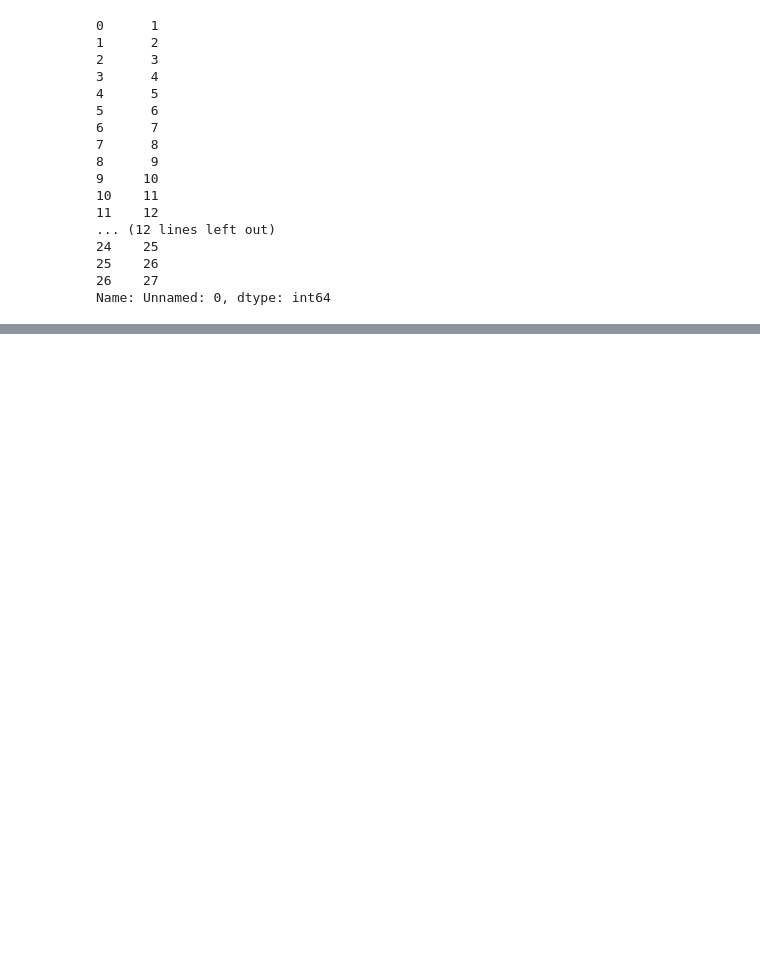
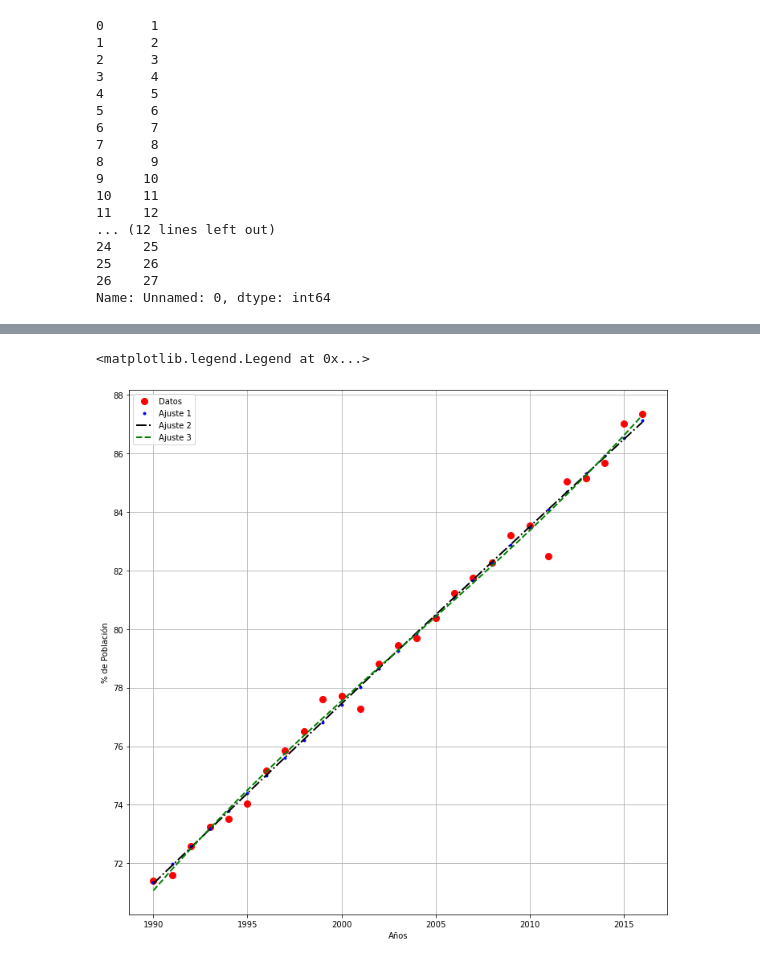
Before and after one commit to pablocrowley/PROYECTOMOD1_MoraP_EsparzaA, a Jupyter notebook: Proyectoo.ipynb, the cells around one changed output, grey strips where cells are left out. Saved outputs shown, nothing was run; the diff lists cells and outputs as text; code cells hidden in the pictures; blank space fills up the shorter version.

```diff
--- a/Proyectoo.ipynb
+++ b/Proyectoo.ipynb
@@ -113,0 +163,19 @@ b04 = np.zeros(5)
+# %%
+xpoints = x
+ypoints = y
+yhat1 = (ajuste1.x[0]+ajuste1.x[1]*xpoints)
+yhat2 = (ajuste2.x[0]+ajuste2.x[1]*xpoints+ajuste2.x[2]*(xpoints**2))
+yhat3 = (ajuste3.x[0]+ajuste3.x[1]*xpoints+ajuste3.x[2]*(xpoints**2)+ajuste3.x[3]*(xpoints**3))
+# %%
+plt.figure(figsize=(12,12))
+plt.plot(xpoints+1989, ypoints, 'or', ms=8, label='Datos')
+plt.plot(xpoints+1989, yhat1, '.b', lw=2, label='Ajuste 1')
+plt.plot(xpoints+1989, yhat2, '-.k', lw=2, label='Ajuste 2')
+plt.plot(xpoints+1989, yhat3, '--g', lw=2, label='Ajuste 3')
+plt.grid()
+plt.xlabel('Años')
+plt.ylabel('% de Población')
+plt.legend(loc='best')
+# %% [output]
+<matplotlib.legend.Legend at 0x...>
+[figure, added]
```
Also changed, not shown: parts of 11 cells of this notebook, 1 other file.
